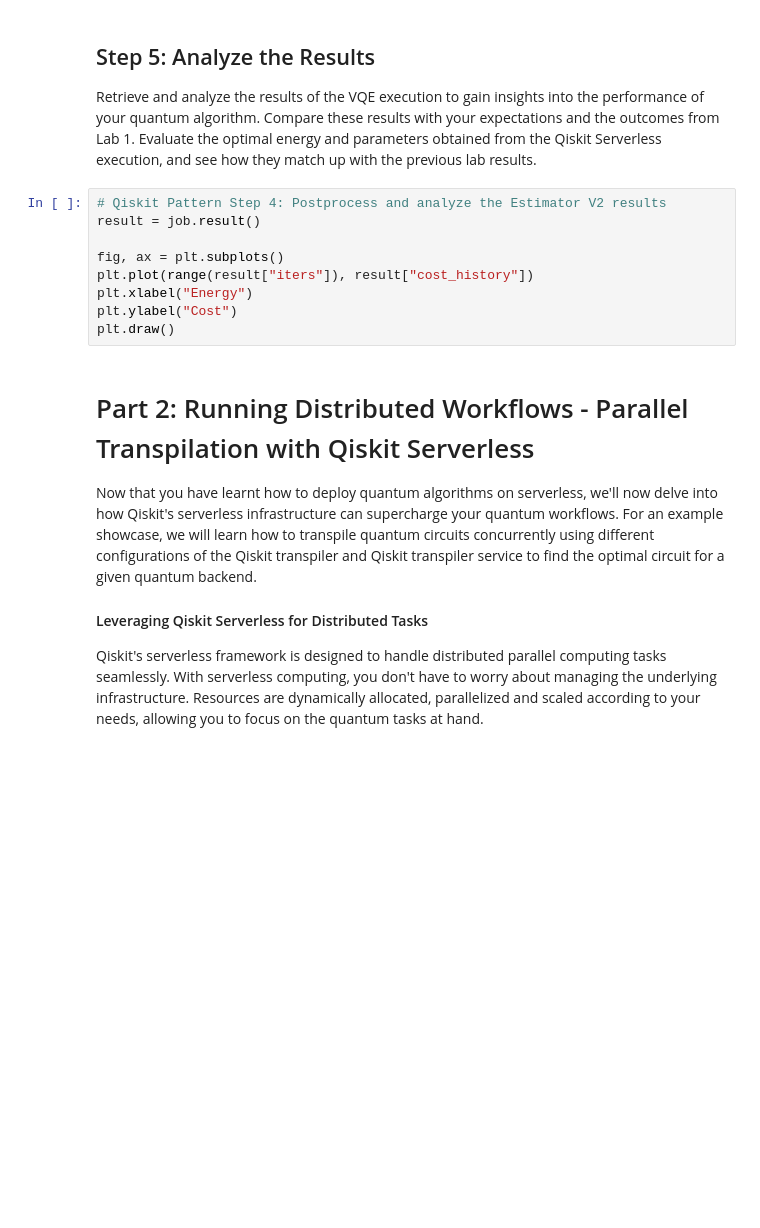
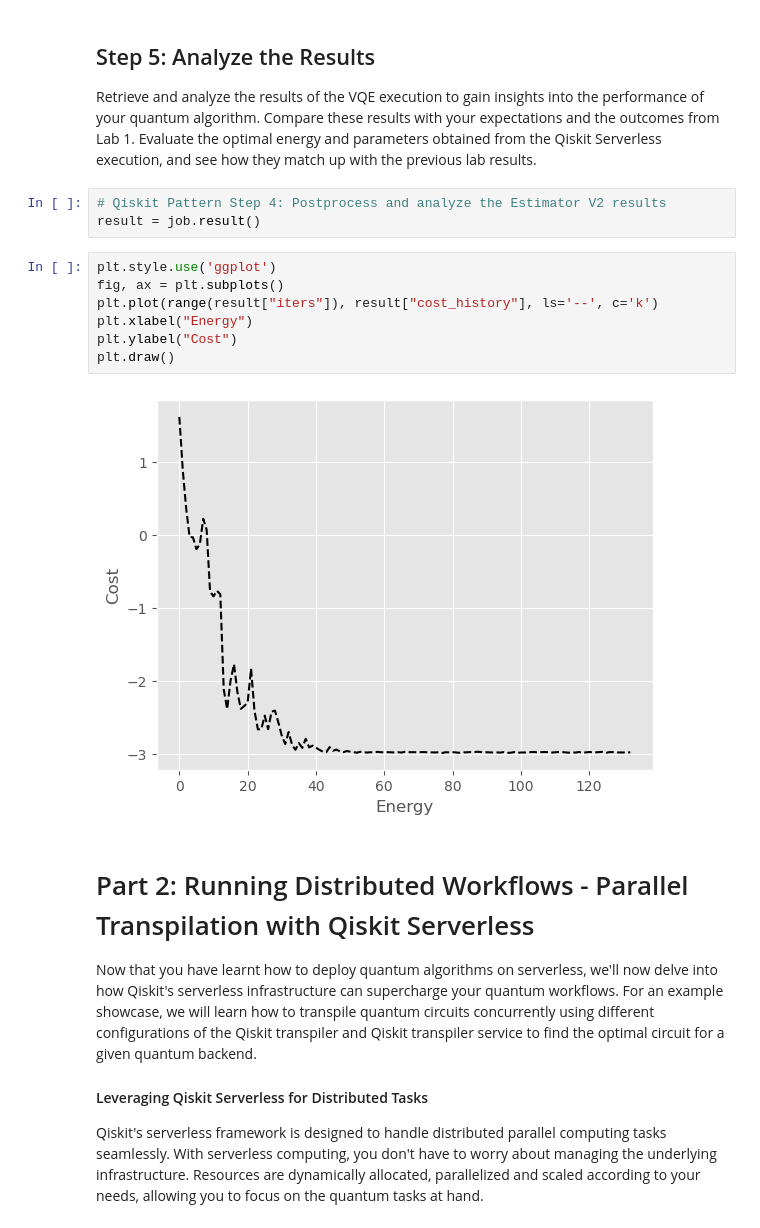
Before and after one commit to ronitd2002/IBM-Quantum-challenge-2024-solutions, a Jupyter notebook: challenges/content/lab_3/lab-3-serverless.ipynb, the cells around one changed output. Cells and saved outputs as stored; diff of their text form; blank space fills up the shorter version.

```diff
--- a/challenges/content/lab_3/lab-3-serverless.ipynb
+++ b/challenges/content/lab_3/lab-3-serverless.ipynb
@@ -296,12 +314,15 @@ Retrieve and analyze the results of the VQE execution to gain insights into the
 # %%
 # Qiskit Pattern Step 4: Postprocess and analyze the Estimator V2 results
 result = job.result()
-
-fig, ax = plt.subplots()
-plt.plot(range(result["iters"]), result["cost_history"])
-plt.xlabel("Energy")
-plt.ylabel("Cost")
-plt.draw()
+# %%
+plt.style.use('ggplot')
+fig, ax = plt.subplots()
+plt.plot(range(result["iters"]), result["cost_history"], ls='--', c='k')
+plt.xlabel("Energy")
+plt.ylabel("Cost")
+plt.draw()
+# %% [output]
+[figure, added]
 # %% [markdown]
 # Part 2: Running Distributed Workflows - Parallel Transpilation with Qiskit Serverless
 
```
Also changed, not shown: parts of 10 cells of this notebook, 1 other file.
